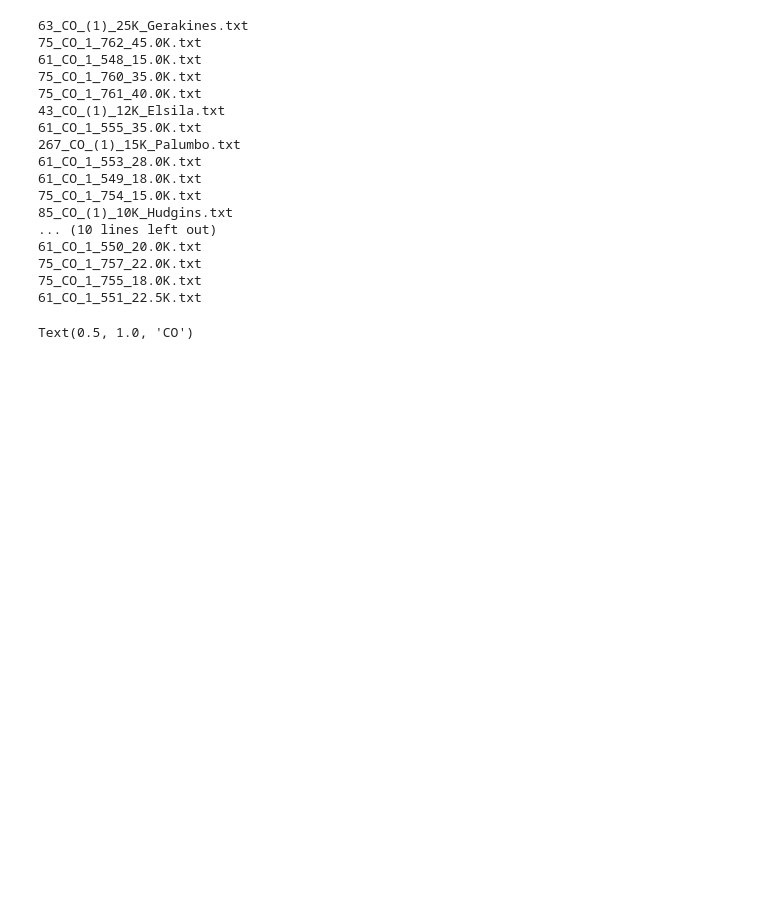
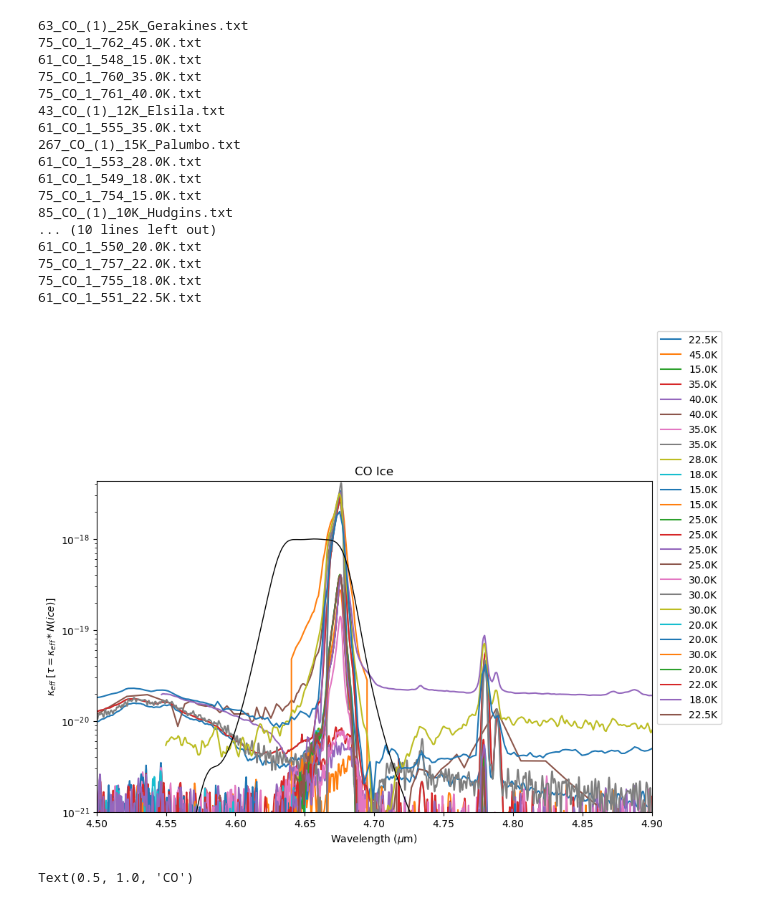
Before and after one commit to SpacialTree/lactea-filament, a Jupyter notebook: lactea-filament/notebooks/filament_other_ices.ipynb, the cells around one changed output. Drawn from its saved outputs; the diff is of its cells as text; code cells hidden in the pictures; blank space fills up the shorter version.

```diff
--- a/lactea-filament/notebooks/filament_other_ices.ipynb
+++ b/lactea-filament/notebooks/filament_other_ices.ipynb
@@ -78,4 +78,45 @@ lis = co_map.list_consts_files('_CO_', verbose=True)
 75_CO_1_757_22.0K.txt
 75_CO_1_755_18.0K.txt
 61_CO_1_551_22.5K.txt
+# %%
+figure = plt.figure(figsize=(10, 6))
+filterid = 'JWST/NIRCam.F466N'
+xarr = np.linspace(filter_data.loc[filterid]['WavelengthMin'] * u.AA,
+                   filter_data.loc[filterid]['WavelengthMax'] * u.AA,
+                   1000)
+xarr = np.linspace(3.5*u.um, 4.9*u.um, 5000)
+phx4000 = atmo_model(4000, xarr=xarr)
+lis = co_map.list_consts_files('_CO_', verbose=False)
+i=0
+for consts_file in lis:
+    try:
+        consts = read_ocdb_file(f'{consts_file}')
+    except:
+        consts = Table.read(f'{consts_file}', format='ascii')
+        consts.rename_column('col1', 'Wavenumber (cm⁻¹)_1')
+        consts['Wavelength'] = 1e4 / consts['Wavenumber (cm⁻¹)_1'] * u.um
+        consts.rename_column('col2', 'k')
+        consts.meta['density'] = 1.0 * u.g / u.cm**3
+        label = consts_file.split('/')[-1].split('_')[-1][:-4]
+        consts.meta['composition'] = 'CO'
+
+    molwt = composition_to_molweight(consts.meta['composition'])
+    plt.plot(consts['Wavelength'], (consts['k'] * consts['Wavelength'].to(u.cm**-1, u.spectral()) * 4 * np.pi / (1*u.g/u.cm**3 / (molwt))).to(u.cm**2), label=label)
+    i+=1
+plt.xlim(4.5, 4.9)
+plt.ylim(bottom=1e-21)
+
+trans = SvoFps.get_transmission_data(filterid)
+plt.plot(trans['Wavelength'].quantity.to(u.um),
+        trans['Transmission'].value/trans['Transmission'].value.max()*1e-18,
+        linewidth=1,
+        color='k')
+
+plt.xlabel("Wavelength ($\\mu$m)")
+plt.ylabel("$\\kappa_{eff}$ [$\\tau = \\kappa_{eff} * N(ice)$]")
+plt.legend(loc='best', bbox_to_anchor=(1, 0.25))
+plt.title('CO Ice')
+plt.yscale('log')
+# %% [output]
+[figure, added]
 # %%
```
Also changed, not shown: parts of 28 cells of this notebook.
